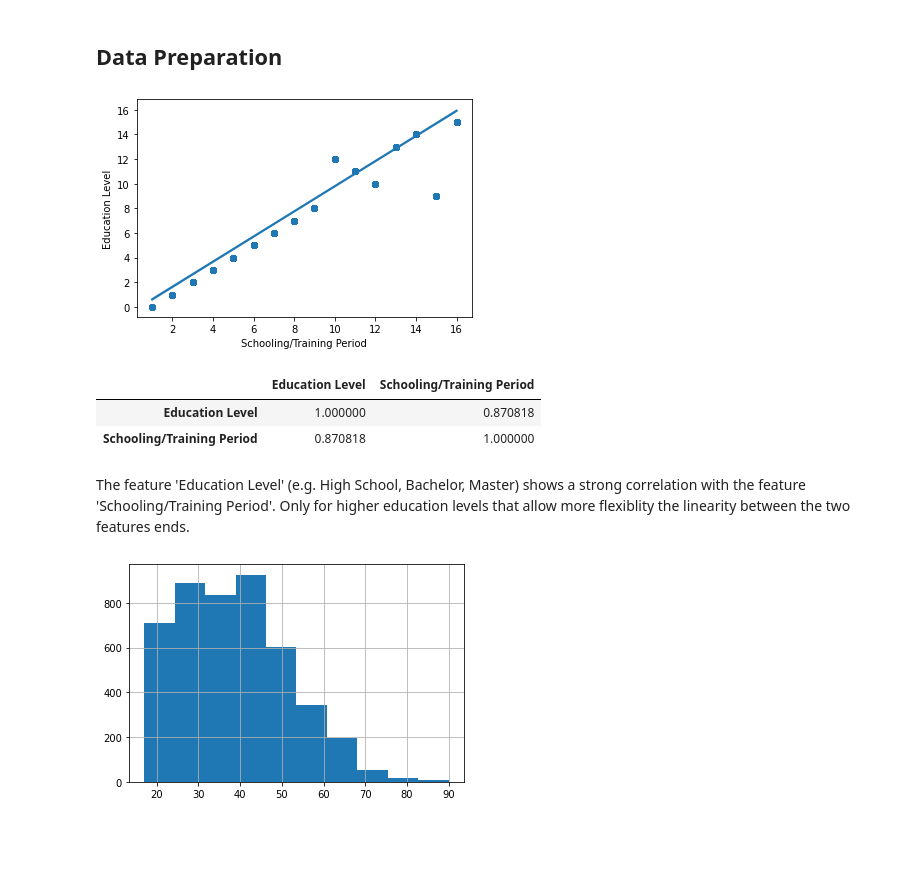
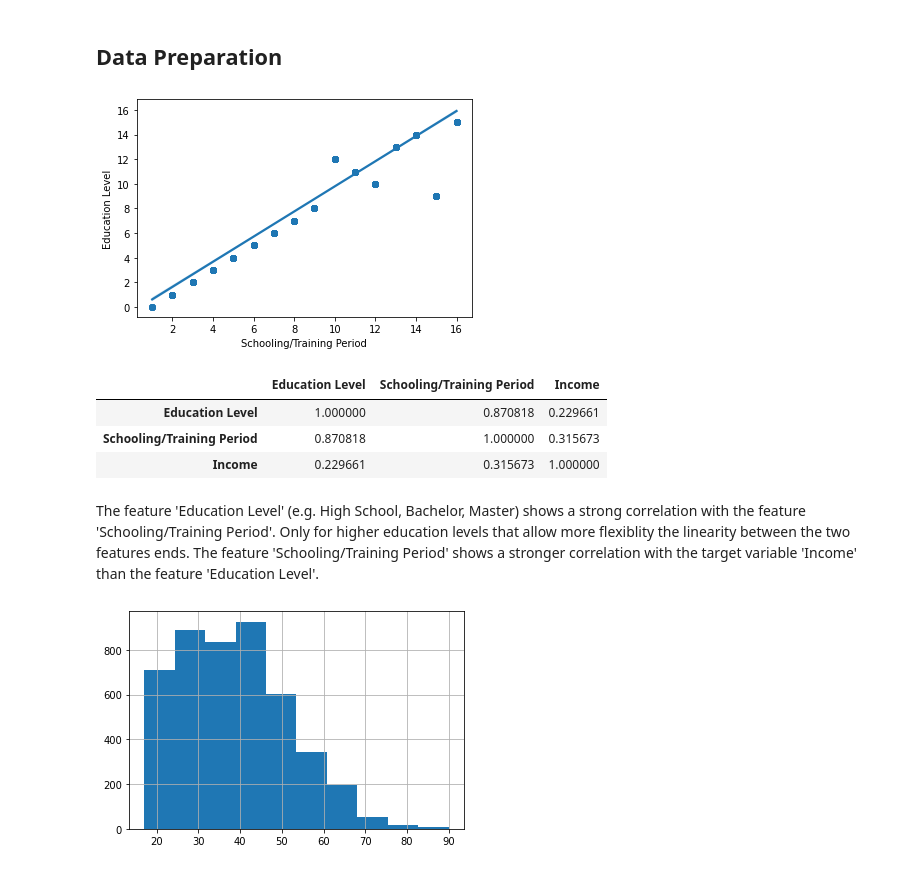
Before and after one commit to lucashoeft/Intelligent-Data-Analysis-Project, a Jupyter notebook: Intelligent-Data-Analysis-Project.ipynb, the cells around one changed output. Drawn from its saved outputs; the diff is of its cells as text; code cells hidden in the pictures; blank space fills up the shorter version.

```diff
--- a/Intelligent-Data-Analysis-Project.ipynb
+++ b/Intelligent-Data-Analysis-Project.ipynb
@@ -196,16 +196,21 @@ income_labeled['Education Level'] = oe_edu.fit_transform(income_labeled[['Educat
 # %%
 # Correlation between 'Schooling/Training Period' and 'Education Level'
 regression_plot = sns.regplot(x='Schooling/Training Period', y='Education Level', data=income_labeled)
 plt.show()
 
-income_labeled[['Education Level', 'Schooling/Training Period']].corr()
+
+education_correlation = income_labeled.copy()
+education_correlation['Income'].replace(['<=50K', '>50K'], [0, 1], inplace=True)
+
+education_correlation[['Education Level', 'Schooling/Training Period', 'Income']].corr()
 # %% [output]
 [figure]
-|  | Education Level | Schooling/Training Period |
-| Education Level | 1.000000 | 0.870818 |
-| Schooling/Training Period | 0.870818 | 1.000000 |
+|  | Education Level | Schooling/Training Period | Income |
+| Education Level | 1.000000 | 0.870818 | 0.229661 |
+| Schooling/Training Period | 0.870818 | 1.000000 | 0.315673 |
+| Income | 0.229661 | 0.315673 | 1.000000 |
 # %% [markdown]
-The feature 'Education Level' (e.g. High School, Bachelor, Master) shows a strong correlation with the feature 'Schooling/Training Period'. Only for higher education levels that allow more flexiblity the linearity between the two features ends.
+The feature 'Education Level' (e.g. High School, Bachelor, Master) shows a strong correlation with the feature 'Schooling/Training Period'. Only for higher education levels that allow more flexiblity the linearity between the two features ends. The feature 'Schooling/Training Period' shows a stronger correlation with the target variable 'Income' than the feature 'Education Level'.
 # %%
 # One-Hot Encoding for categorical variables (without order)
 one_hot_columns = ['Employment Type', 'Marital Status', 'Employment Area', 'Partnership', 'Ethnicity', 'Gender', 'Country Of Birth']
```
Also changed, not shown: parts of 5 cells of this notebook.
